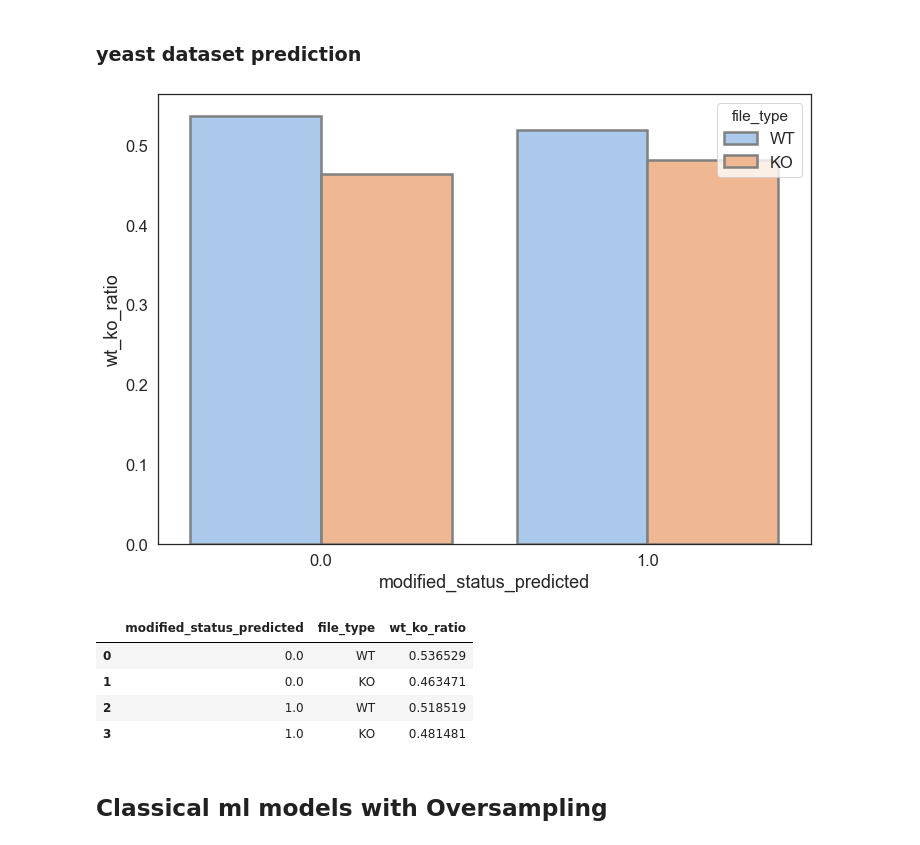
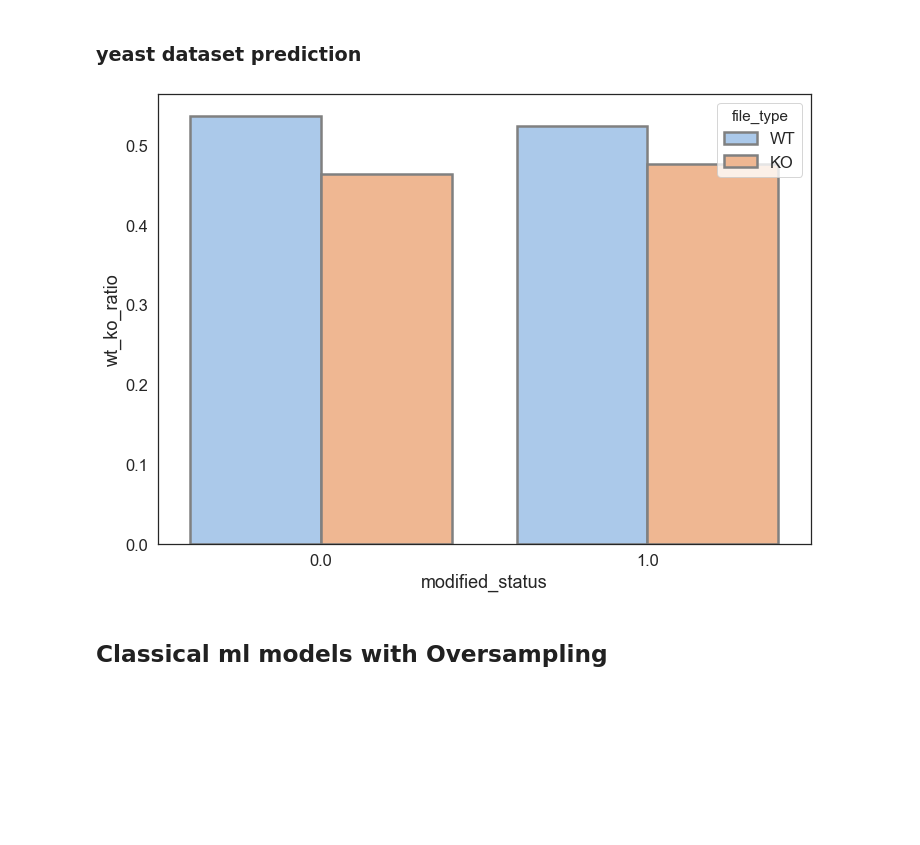
Before and after one commit to Karsten-Yan/ky-nf-capstone, a Jupyter notebook: 2_Predictive_Modelling.ipynb, the cells around one changed output. Cells and saved outputs as stored; diff of their text form; code cells hidden in the pictures; blank space fills up the shorter version.

```diff
--- a/2_Predictive_Modelling.ipynb
+++ b/2_Predictive_Modelling.ipynb
@@ -553,2 +632,0 @@ y_yeast_pred = xgb.predict(X_yeast_trans)
-# %%
-df_yeast_not_combined["modified_status_predicted"] = y_yeast_pred
@@ -558,16 +633,10 @@ df_yeast_group = df_yeast_not_combined.file_type.groupby(
-# %%
-sns.barplot(data = df_yeast_group, x = "modified_status_predicted",y = "wt_ko_ratio", hue = "file_type"
-            ,edgecolor="grey" , linewidth = 2.5 );
-# %% [output]
-[figure, removed]
-# %%
-df_yeast_group
-# %% [output]
-|  | modified_status_predicted | file_type | wt_ko_ratio |
-| 0 | 0.0 | WT | 0.536529 |
-| 1 | 0.0 | KO | 0.463471 |
-| 2 | 1.0 | WT | 0.518519 |
-| 3 | 1.0 | KO | 0.481481 |
+# %%
+# full model not that useful for yeast data
+temp = yeast_prediction(preprocessor_not_combined, X_finaltest_not_combined,
+                 y_finaltest_not_combined, df_yeast_not_combined, xgb, "Not Combined")
+yeast_prediction_results = pd.concat([yeast_prediction_results,temp], axis=0)
+# %% [output]
+[figure, added]
 # %% [markdown]
 ## Classical ml models with Oversampling
 # %%
```
Also changed, not shown: parts of 180 cells of this notebook, 3 other files.
